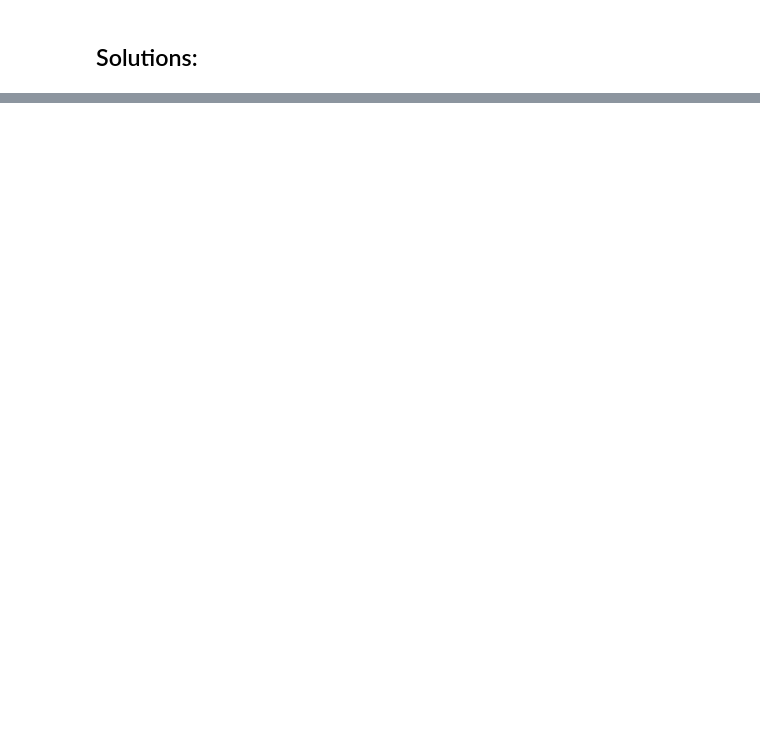
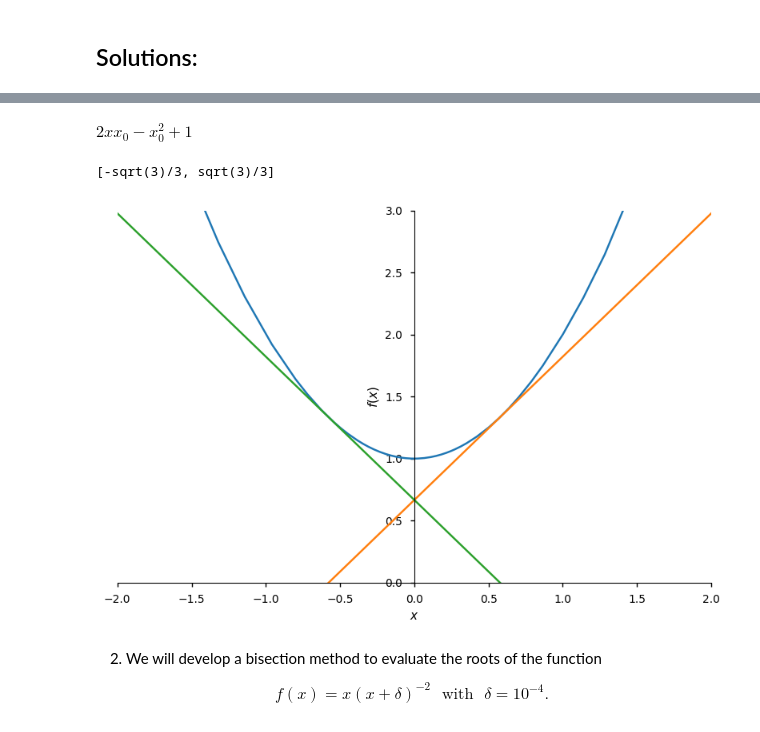
Before and after one commit to trevorolsson/Comp.-Phys.-Projects, a Jupyter notebook: Project 3/project3.ipynb, the cells around one changed output, grey strips where cells are left out. Cells and saved outputs as stored; diff of their text form; code cells hidden in the pictures; blank space fills up the shorter version.

```diff
--- a/Project 3/project3.ipynb
+++ b/Project 3/project3.ipynb
@@ -20,0 +64,3 @@ This project deals with root-finding methods
+# %%
+g0 = g.subs(x,x0)
+g0
@@ -20,0 +73,5 @@ This project deals with root-finding methods
+# %%
+fx = sym.Function('f')(x)
+
+psf = sym.Eq(fx-f0, g0*(x-x0))
+psf
@@ -20,0 +85,25 @@ This project deals with root-finding methods
+# %%
+tangent = sym.solve(psf, fx)[0]
+tangent
+# %% [output]
+$\displaystyle 2 x x_{0} - x_{0}^{2} + 1$
+# %%
+solutions = sym.solve(sym.Eq(sym.solve(psf, fx)[0].subs(x, -x0), 0), x0)
+solutions
+# %% [output]
+[-sqrt(3)/3, sqrt(3)/3]
+# %%
+p1 = plot(f, show=False, xlim=(-2, 2), ylim=(0,3))
+p2 = plot(tangent.subs(x0, solutions[1]), show=False)
+p3 = plot(tangent.subs(x0, solutions[0]), show=False)
+
+p1.append(p2[0])
+p1.append(p3[0])
+
+p1.show()
+# %% [output]
+[figure, added]
+# %% [markdown]
+2. We will develop a bisection method to evaluate the roots of the function
+
+$$f(x)=x(x+\delta)^{-2}\text{~ with ~}\delta=10^{-4}.$$
```
Also changed, not shown: parts of 28 cells of this notebook, 1 other file.
